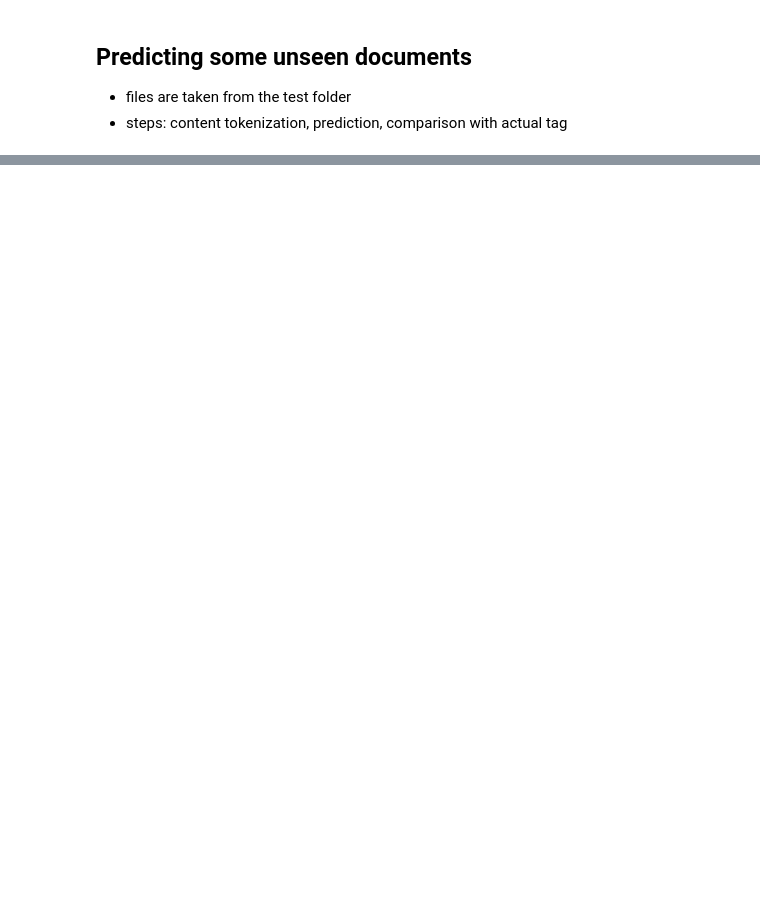
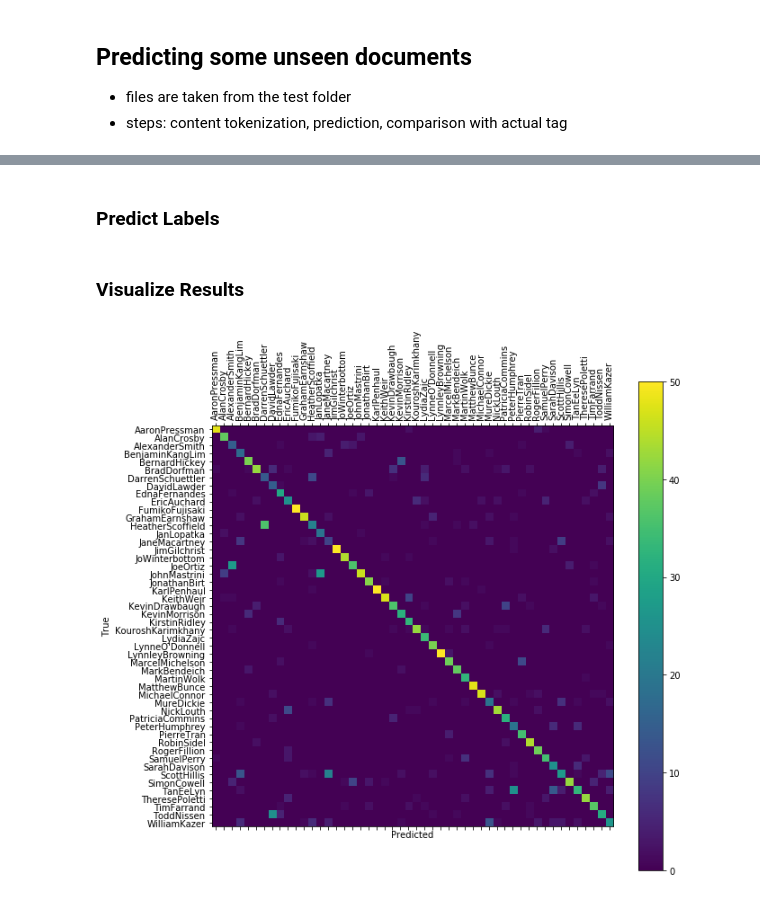
Before and after one commit to spinfo/LSS_DLwithText, a Jupyter notebook: TextClassification/TextClassification.ipynb, the cells around one changed output, grey strips where cells are left out. Cells and saved outputs as stored; diff of their text form; code cells hidden in the pictures; blank space fills up the shorter version.

Commit message:
documentation

```diff
--- a/TextClassification/TextClassification.ipynb
+++ b/TextClassification/TextClassification.ipynb
@@ -272,0 +279,37 @@ File -> ./resources/C50/C50test/KouroshKarimkhany/357767newsML.txt Predicted lab
+# %%
+test_posts = data['article']
+test_tags = data['category']
+test_files_names = data['filename']
+# %%
+#x_test = vectorizer.transform(test_posts)
+x_test = tokenizer.texts_to_matrix(test_posts, mode='tfidf')
+
+encoder = LabelBinarizer()
+encoder.fit(train_tags)
+y_test = encoder.transform(test_tags)
+# %% [markdown]
+### Predict Labels
+# %%
+probs = model.predict(x_test) #matrix with probabilities for each label per document
+y_pred = np.argmax(probs, axis=1)#array with labels for each document
+# %% [markdown]
+### Visualize Results
+# %%
+cf = confusion_matrix(y_pred, labelled_files_index)
+# %%
+labels = encoder.classes_
+
+fig = plt.figure(figsize=(10,10))
+ax = fig.add_subplot(111)
+cax = ax.matshow(cf)
+fig.colorbar(cax)
+ax.set_yticks(np.arange(len(labels)))
+ax.set_xticks(np.arange(len(labels)))
+ax.set_xticklabels(labels, rotation='vertical')
+ax.set_yticklabels(labels)
+#ax.set_yticklabels(np.arrage(len(test_tags)), test_tags)
+plt.xlabel('Predicted')
+plt.ylabel('True')
+plt.show()
+# %% [output]
+[figure, added]
```
Also changed, not shown: parts of 32 cells of this notebook.
